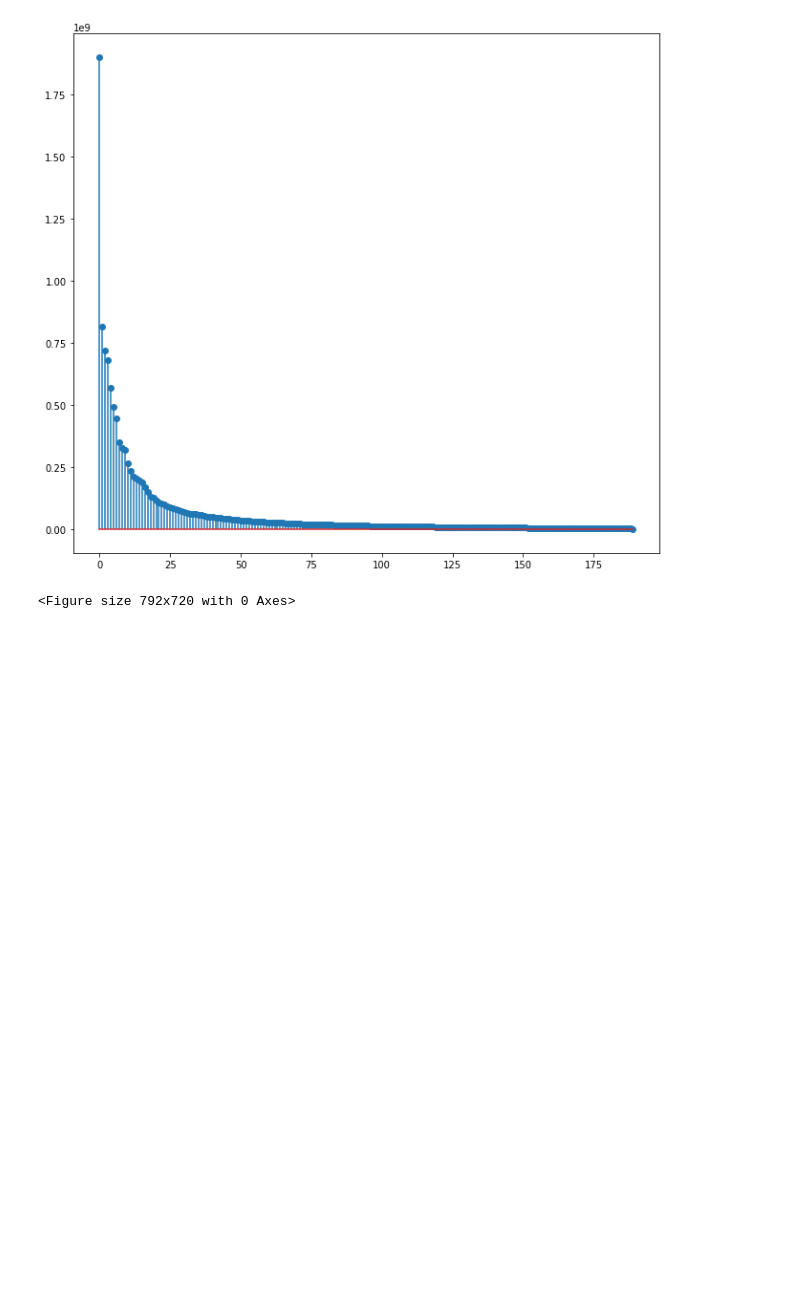
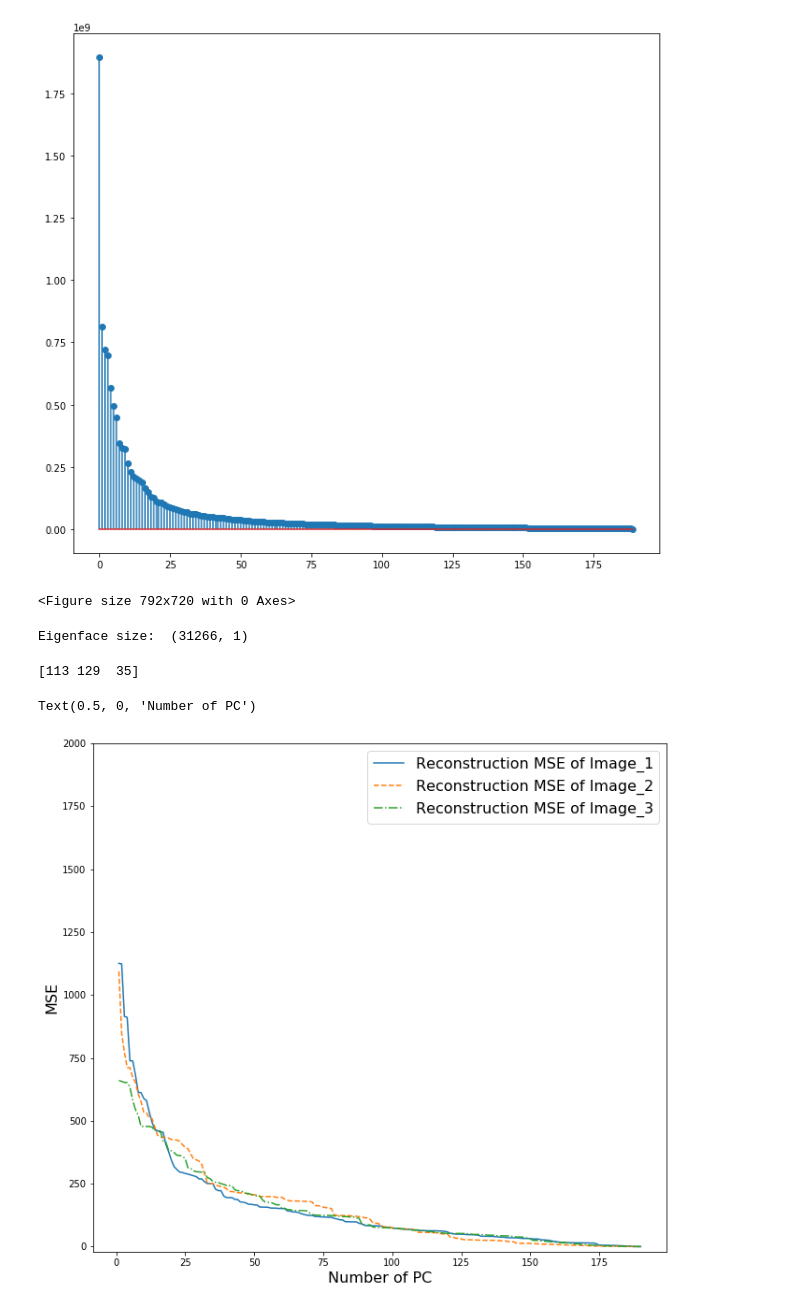
Before and after one commit to e3u3/ECE-269-Project, a Jupyter notebook: Implement/Eigenface.ipynb, the cells around one changed output. Cells and saved outputs as stored; diff of their text form; code cells hidden in the pictures; blank space fills up the shorter version.

```diff
--- a/Implement/Eigenface.ipynb
+++ b/Implement/Eigenface.ipynb
@@ -137,3 +138,65 @@ plt.savefig('image/eigenvalues_smile.jpg')
 [figure]
 [figure]
 <Figure size 792x720 with 0 Axes>
+# %%
+# Compute eigenfaces
+eigenface_neutral = np.dot(X_neutral_nor[range(0,190),:].T,evector_neutral)
+eigenface_smile = np.dot(X_smile_nor[range(0,190),:].T,evector_smile)
+
+# We should normalize the eigenfaces, making every eigenfaces to be unitary
+eigenface_neutral = np.divide(eigenface_neutral , np.linalg.norm(eigenface_neutral , axis = 0))
+eigenface_smile = np.divide(eigenface_smile , np.linalg.norm(eigenface_smile , axis = 0))
+
+# Check and print the size of each eigenface. The column is the eigenface and each eigenface is unitary.
+print('Eigenface size: ', eigenface_neutral[:,0:1].shape)
+# PC = eigenface_neutral[:,0:20+1].T
+# print(PC.shape)
+# %% [output]
+Eigenface size:  (31266, 1)
+# %%
+def MSE(ground_truth, reconst):
+    """ This function is for compute the MSE """
+    mse = ((ground_truth - reconst) ** 2).mean(axis = 0)
+    return mse
+
+def Reconstruct_MSE(num_PC, select_img, efaces, evalues):
+    """ Reconstruct image and plot MSE vs different numbers of PC """
+    PC = efaces[:,0:num_PC+1].T
+    W =  np.dot(PC, select_img)
+    reconst = np.dot(PC.T, W)
+    # Compute the MSE
+    mse = MSE(select_img, reconst)
+    return mse
+# %%
+# Now we begin to reconstruct the training images using different numbers of PC. Compute the MSE and plot the curve vs number of PC.
+# Randomly select 3 different images and reconstruct.
+
+num_image_select = 3
+idx = np.random.choice(range(0,190), num_image_select, replace=False)
+select_img = X_neutral_nor[idx,:].T
+print(idx)
+# %% [output]
+[113 129  35]
+# %%
+# In this cell, I write in a naive way. It is not efficient but only for easy writing. It's better to try matrix way.
+# Define 3 list to store MSE result
+mse_1 = []
+mse_2 = []
+mse_3 = []
+for num_PC in range(1,191):
+    mse = Reconstruct_MSE(num_PC, select_img, eigenface_neutral, evalue_neutral)
+    mse_1.append(mse[0])
+    mse_2.append(mse[1])
+    mse_3.append(mse[2])
+# %%
+plt.plot(range(1,191), mse_1, linestyle='-', label="Reconstruction MSE of Image_1")
+plt.plot(range(1,191), mse_2, linestyle='--', label="Reconstruction MSE of Image_2")
+plt.plot(range(1,191), mse_3, linestyle='-.', label="Reconstruction MSE of Image_3")
+plt.ylim(-20,2000)
+plt.legend(loc="upper right", fontsize=16)
+plt.ylabel("MSE", fontsize=16)
+plt.xlabel("Number of PC", fontsize=16)
+#plt.savefig('image/mse_neutral.jpg')
+# %% [output]
+Text(0.5, 0, 'Number of PC')
+[figure, added]
```
Also changed, not shown: parts of 8 cells of this notebook, 4 other files.
